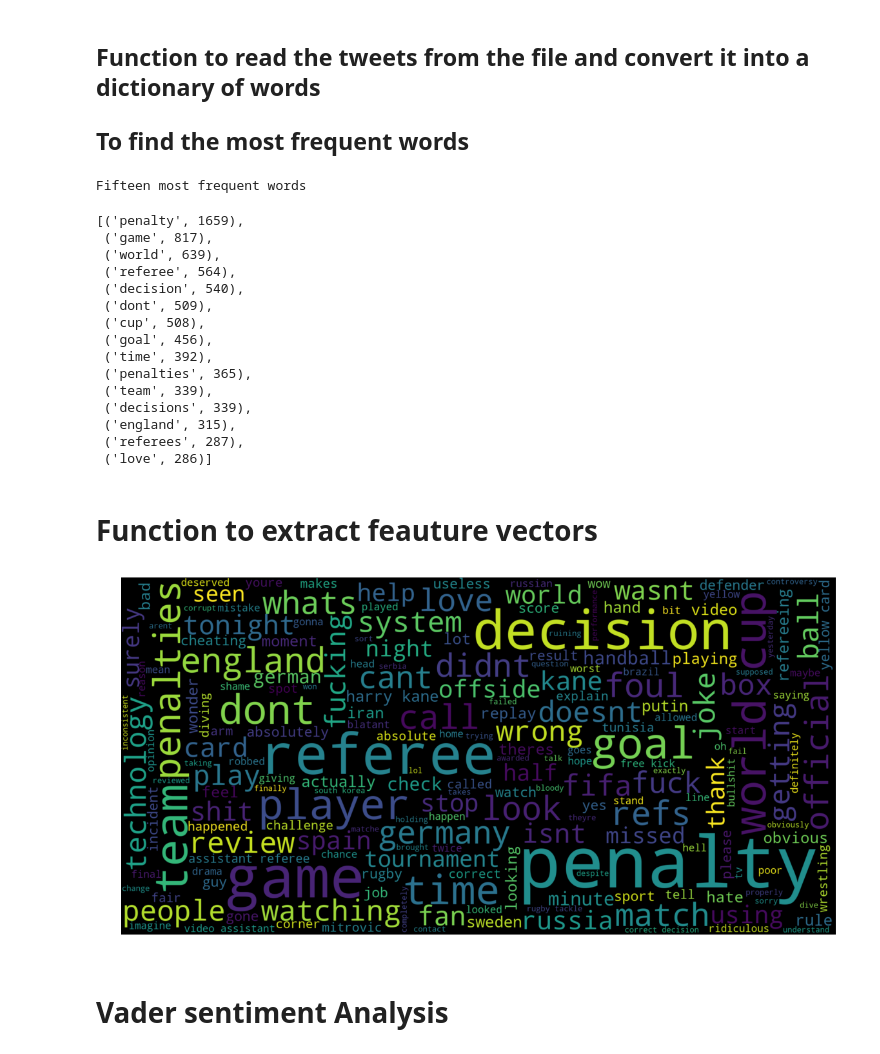
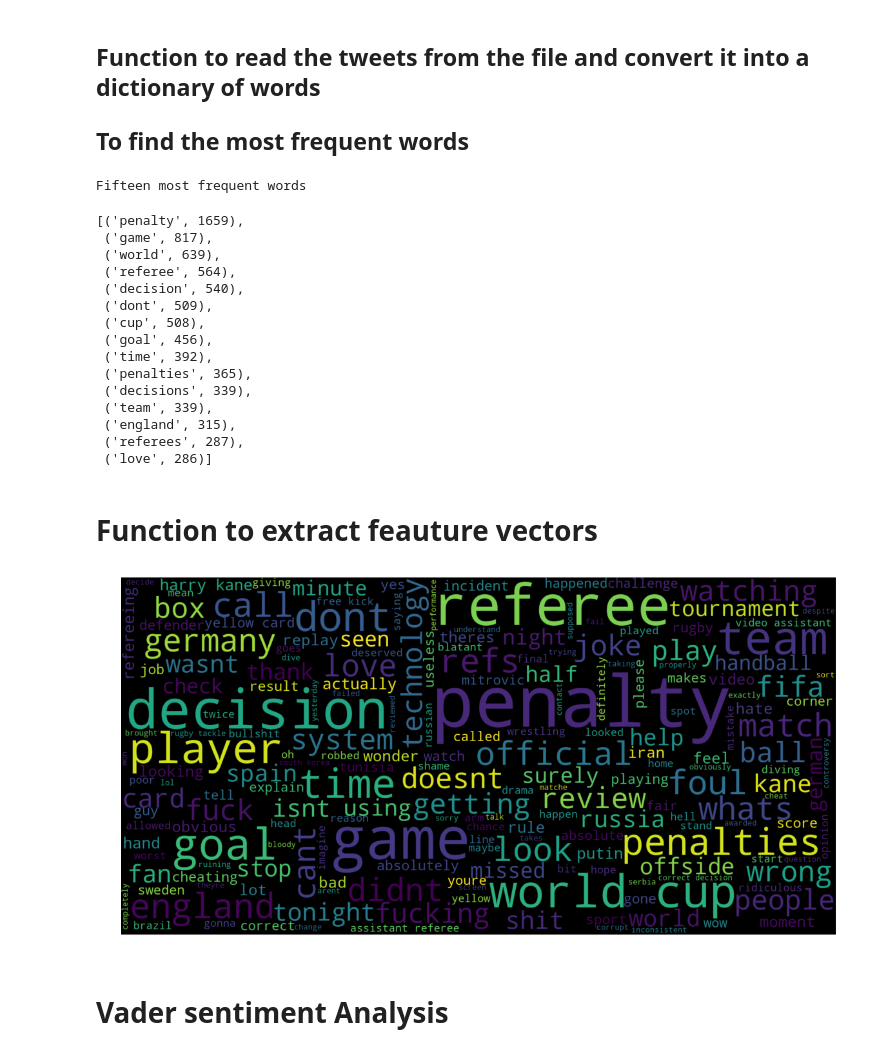
Before and after one commit to RavikumarVadai/twitter-sentiment-analysis, a Jupyter notebook: VAR .ipynb, the cells around one changed output. Cells and saved outputs as stored; diff of their text form; code cells hidden in the pictures.

```diff
--- a/VAR .ipynb
+++ b/VAR .ipynb
@@ -56,6 +56,7 @@ Downloaded 1194 tweets
 # %%
 import pandas as pd
 import glob
+from datetime import date
 
 columns = ['tweet_date', 'tweet']
 data = pd.DataFrame()
@@ -65,6 +66,10 @@ for f in glob.glob('tweet*.csv'):
     data = data.append(df, ignore_index= True)
 data.dropna(inplace=True)
 data.reset_index(drop=True, inplace=True)
-print(data.tail(5))
-tweet_text = data.iloc[:,1].apply(str)
-text = tweet_text.values
+#print(data.tail(5))
+#tweet_text = data.iloc[:,1].apply(str)
+#text = tweet_text.values
+data['tweet_date'] =  pd.to_datetime(data['tweet_date'], format = '%d-%m-%Y %H:%M')
+df = data.sort_values(by = 'tweet_date', ascending = True)
+df = df.reset_index(drop = True)
+text = df['tweet'].apply(str).values
@@ -132,11 +130,11 @@ def preprocess_tweet(tweet):
             processed_tweet.append(word)
     return " ".join(processed_tweet)
 # %%
-processed_tweet = []
-total_tweets = []
+filtered_tweet = []
+processed_tweets = []
 for tweet in text:
-    processed_tweet = preprocess_tweet(tweet)
-    total_tweets.append(processed_tweet)
+    filtered_tweet = preprocess_tweet(tweet)
+    processed_tweets.append(filtered_tweet)
 # %% [markdown]
 ## Function to read the tweets from the file and convert it into a dictionary of words
 ## To find the most frequent words
@@ -151,7 +149,7 @@ stopwords_2 = ['nan','var', 'football', 'URL', 'USER_MENTION', 'worldcup', 'worl
               'russia2018worldcup',' bbcworldcup', 'fifaworldcup', 'fifaworldcup2018', 'argentinavsnigeria', 'worldcup2018russia']
 
 
-for tweet in total_tweets:
+for tweet in processed_tweets:
     words = tweet.strip().split()
     for word in words:
         if (word in stopwords )or(word in stopwords_2):
@@ -177,8 +175,8 @@ Fifteen most frequent words
  ('goal', 456),
  ('time', 392),
  ('penalties', 365),
+ ('decisions', 339),
  ('team', 339),
- ('decisions', 339),
  ('england', 315),
  ('referees', 287),
  ('love', 286)]
@@ -186,23 +184,23 @@ Fifteen most frequent words
 # Function to extract feauture vectors
 # %%
 featureVector = []
-for tweet in total_tweets:
+for tweet in processed_tweets:
     words = tweet.strip().split()
     for word in words:
         if (word in stopwords )or(word in stopwords_2):
             continue
         else: featureVector.append(word)
 from wordcloud import WordCloud
 import matplotlib.pyplot as plt
 featureVectors = pd.Series(featureVector).str.cat(sep=' ')
 Word_cloud = WordCloud(width=2000, height=1000, max_font_size=200).generate(featureVectors)
 plt.figure(figsize=(16,10))
 plt.imshow(Word_cloud, interpolation="bilinear")
 plt.axis("off")
 plt.tight_layout(pad = 0)
 plt.show()
 # %% [output]
-[figure, old version]
+[figure, new version]
 # %% [markdown]
 # Vader sentiment Analysis
 # %%
```
Also changed, not shown: parts of 11 cells of this notebook.
